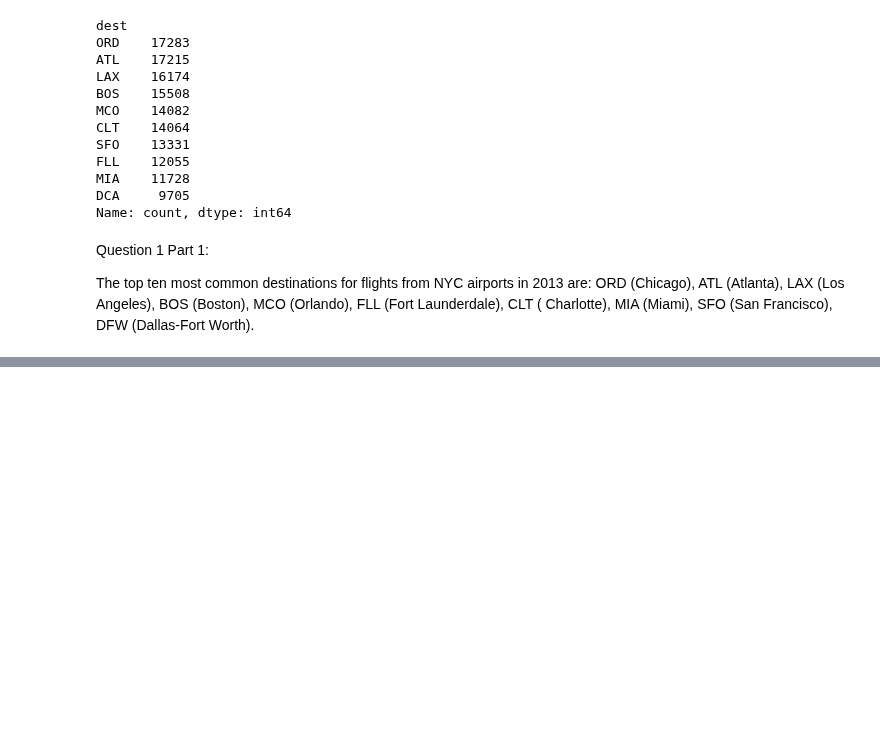
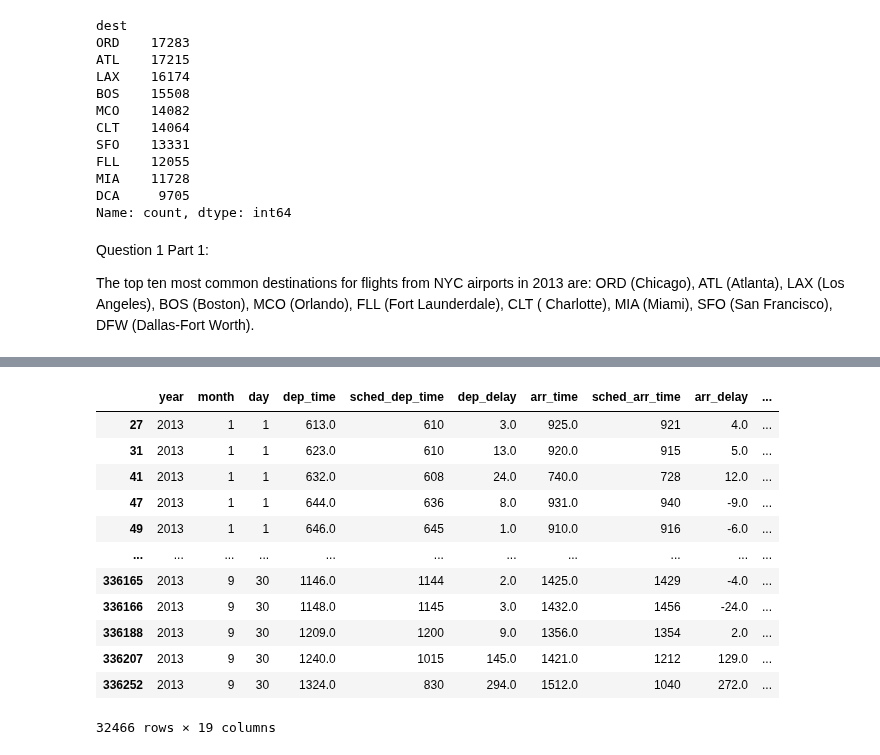
Before and after one commit to ehernandez0904/Data-101-Fall-2025, a Jupyter notebook: Exam2.ipynb, the cells around one changed output, grey strips where cells are left out. Drawn from its saved outputs; the diff is of its cells as text; code cells hidden in the pictures; blank space fills up the shorter version.

```diff
--- a/Exam2.ipynb
+++ b/Exam2.ipynb
@@ -112,0 +305,17 @@ NameError: name 'flights' is not defined
+# %%
+mask2=(DF_6am_12pm['dep_delay']>0)
+DF_6am_12pm[mask2]
+# %% [output]
+|  | year | month | day | dep_time | sched_dep_time | dep_delay | arr_time | sched_arr_time | arr_delay | ... |
+| 27 | 2013 | 1 | 1 | 613.0 | 610 | 3.0 | 925.0 | 921 | 4.0 | ... |
+| 31 | 2013 | 1 | 1 | 623.0 | 610 | 13.0 | 920.0 | 915 | 5.0 | ... |
+| 41 | 2013 | 1 | 1 | 632.0 | 608 | 24.0 | 740.0 | 728 | 12.0 | ... |
+| 47 | 2013 | 1 | 1 | 644.0 | 636 | 8.0 | 931.0 | 940 | -9.0 | ... |
+| 49 | 2013 | 1 | 1 | 646.0 | 645 | 1.0 | 910.0 | 916 | -6.0 | ... |
+| ... | ... | ... | ... | ... | ... | ... | ... | ... | ... | ... |
+| 336165 | 2013 | 9 | 30 | 1146.0 | 1144 | 2.0 | 1425.0 | 1429 | -4.0 | ... |
+| 336166 | 2013 | 9 | 30 | 1148.0 | 1145 | 3.0 | 1432.0 | 1456 | -24.0 | ... |
+| 336188 | 2013 | 9 | 30 | 1209.0 | 1200 | 9.0 | 1356.0 | 1354 | 2.0 | ... |
+| 336207 | 2013 | 9 | 30 | 1240.0 | 1015 | 145.0 | 1421.0 | 1212 | 129.0 | ... |
+| 336252 | 2013 | 9 | 30 | 1324.0 | 830 | 294.0 | 1512.0 | 1040 | 272.0 | ... |
+32466 rows × 19 columns
```
Also changed, not shown: parts of 18 cells of this notebook.
